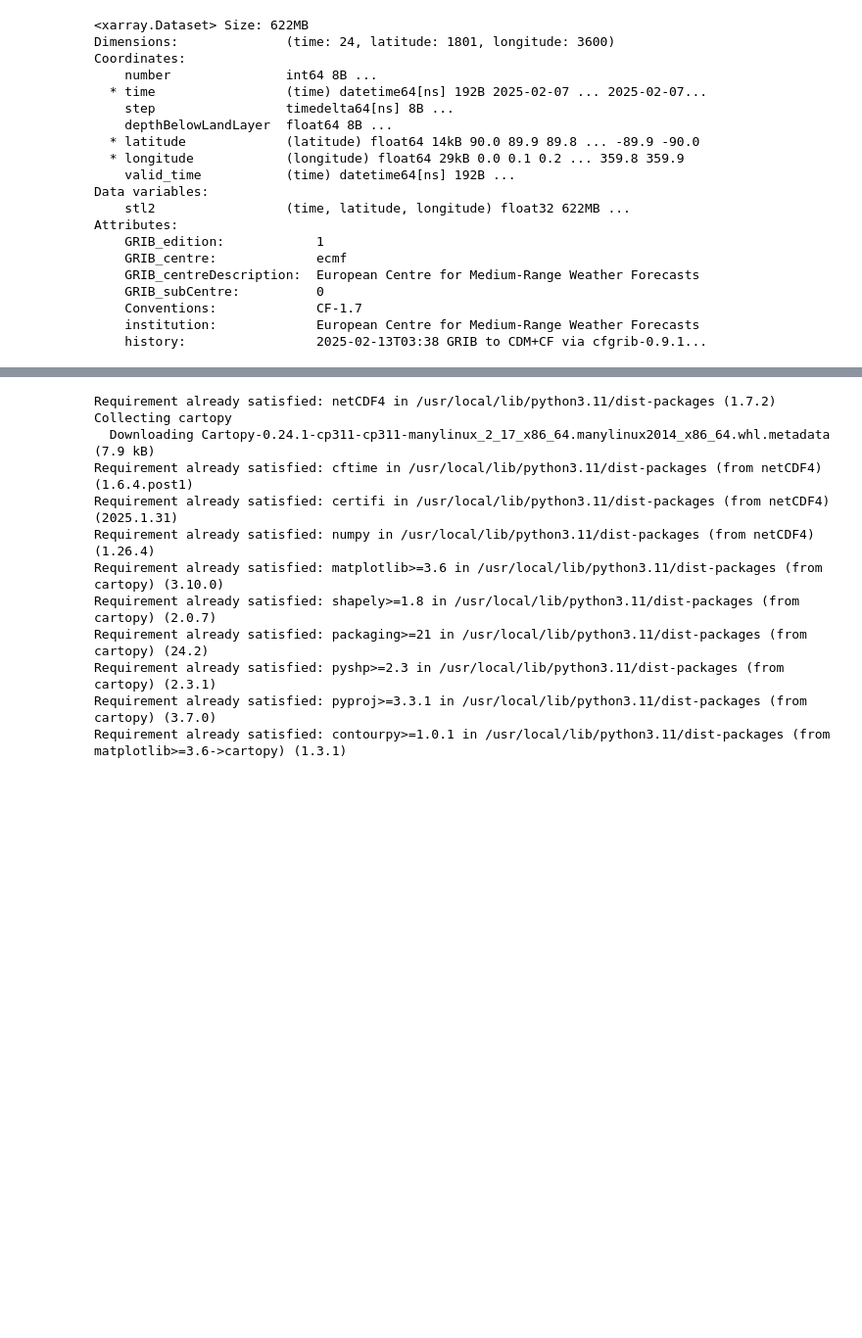
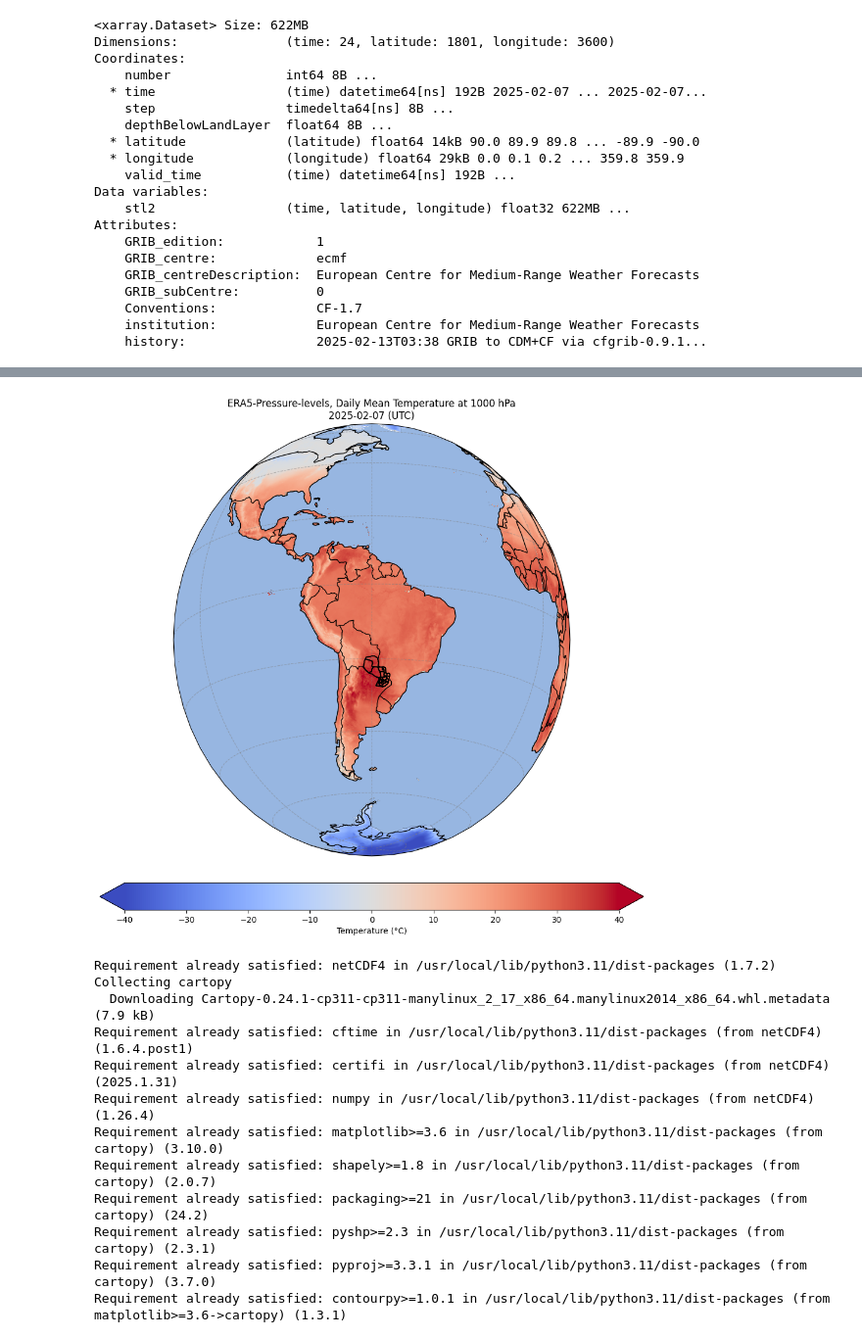
Before and after one commit to gillopy/Era5data3D, a Jupyter notebook: copernicus_planet_temp.ipynb, the cells around one changed output, grey strips where cells are left out. Shown at 98% size. Cells and saved outputs as stored; diff of their text form; code cells hidden in the pictures; blank space fills up the shorter version.

```diff
--- a/copernicus_planet_temp.ipynb
+++ b/copernicus_planet_temp.ipynb
@@ -195,3 +259,67 @@ Attributes:
+# %%
+import numpy as np
+import xarray as xr
+import cfgrib
+import geopandas as gpd
+import matplotlib.pyplot as plt
+import cartopy.crs as ccrs
+import cartopy.feature as cfeature
+import warnings
+
+# Ignorar advertencias específicas
+warnings.filterwarnings("ignore", category=FutureWarning)
+warnings.filterwarnings("ignore", category=UserWarning)
+
+# Ruta del archivo GRIB (modifica según tu ubicación)
+file_path = "/content/drive/MyDrive/53ff69f95521585163052af17eefd0c1.grib"
+
+# Ruta del archivo GeoJSON (modifica según tu ubicación)
+geojson_path = "/content/drive/MyDrive/DEPARTAMENTOS_PY_CNPV2022.geojson.txt"
+
+# Cargar el dataset GRIB
+data = xr.open_dataset(file_path, engine='cfgrib')
+
+# Extraer temperatura y coordenadas
+lons = data.longitude.values
+lats = data.latitude.values
+temp = data.stl2.values[0] - 273.15  # Convertir de Kelvin a Celsius
+
+# Cargar el archivo GeoJSON
+gdf = gpd.read_file(geojson_path)
+
+# Crear la figura con una proyección ortográfica centrada en Sudamérica
+fig = plt.figure(figsize=(12, 12))  # Hacer la figura cuadrada para un efecto más esférico
+ax = fig.add_subplot(111, projection=ccrs.Orthographic(central_longitude=-60, central_latitude=-15))  # Centro en Sudamérica
+
+# Agregar características del mapa
+ax.add_feature(cfeature.LAND, edgecolor='black')
+ax.add_feature(cfeature.OCEAN)
+ax.add_feature(cfeature.COASTLINE)
+ax.add_feature(cfeature.BORDERS, linestyle='-')
+
+# Dibujar el límite del mapa
+ax.gridlines(draw_labels=False, linestyle="--", color="gray", alpha=0.5)
+
+# Proyectar los datos de temperatura con el mismo sistema de referencia
+vmin, vmax = -40, 40  # Rango de temperatura en grados Celsius
+mesh = ax.imshow(temp, extent=[lons.min(), lons.max(), lats.min(), lats.max()],
+                 transform=ccrs.PlateCarree(), cmap='coolwarm', origin='upper', vmin=vmin, vmax=vmax)
+
+# Agregar límites de los departamentos desde el GeoJSON
+gdf.boundary.plot(ax=ax, edgecolor="black", linewidth=1.2, transform=ccrs.PlateCarree())
+
+# Agregar barra de colores
+cbar = plt.colorbar(mesh, orientation='horizontal', pad=0.05, extend='both')
+cbar.set_label('Temperature (°C)')
+cbar.set_ticks(np.arange(vmin, vmax + 10, 10))
+
+# Agregar título
+plt.title('ERA5-Pressure-levels, Daily Mean Temperature at 1000 hPa\n2025-02-07 (UTC)')
+
+# Mostrar la figura
+plt.show()
+# %% [output]
+[figure, added]
 # %%
 pip install netCDF4 cartopy
 # %% [output]
```
Also changed, not shown: parts of 2 cells of this notebook.
